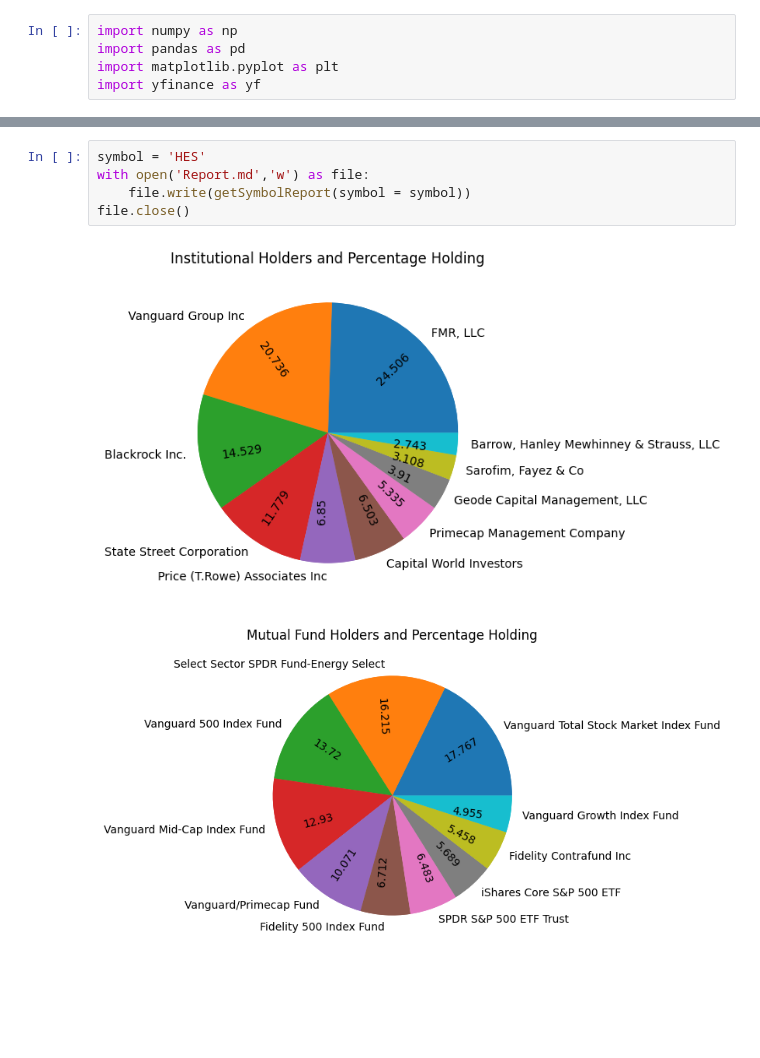
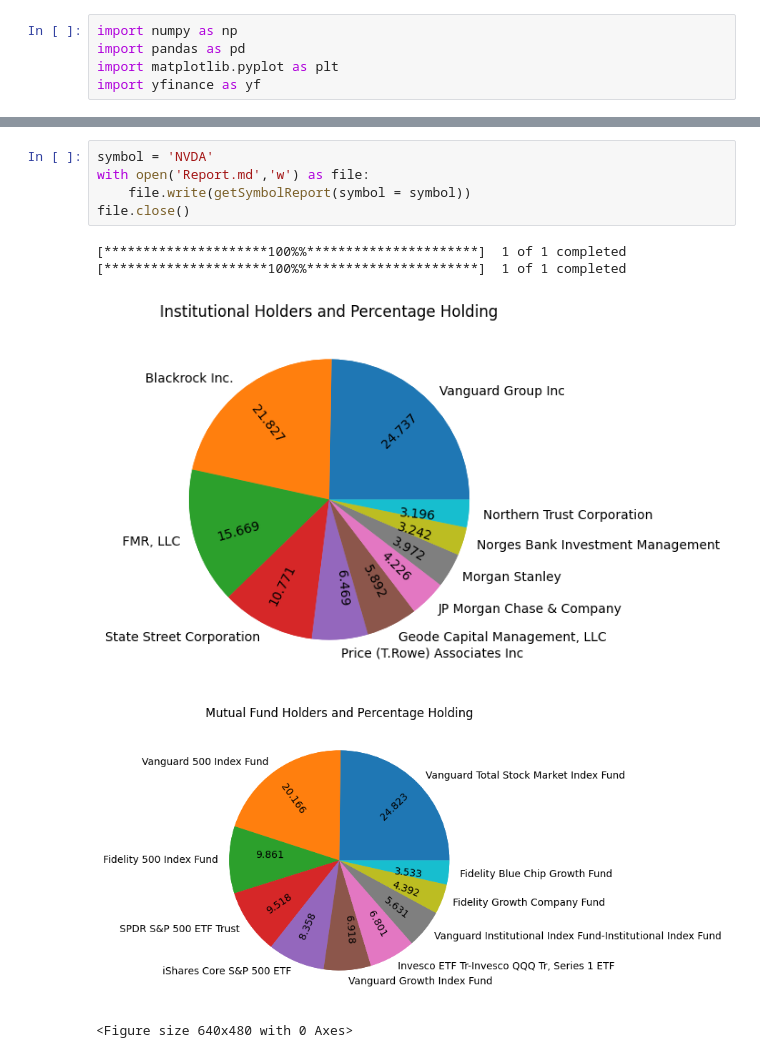
Before and after one commit to Robohrriday/MS499_IITGN_Finance_2024, a Jupyter notebook: ReportGenerator.ipynb, the cells around one changed output, grey strips where cells are left out. Cells and saved outputs as stored; diff of their text form; blank space fills up the shorter version.

```diff
--- a/ReportGenerator.ipynb
+++ b/ReportGenerator.ipynb
@@ -250,8 +280,11 @@ def getSymbolReport(symbol:str) -> str:
 # %%
-symbol = 'HES'
+symbol = 'NVDA'
 with open('Report.md','w') as file:
     file.write(getSymbolReport(symbol = symbol))
 file.close()
 # %% [output]
+[*********************100%%**********************]  1 of 1 completed
+[*********************100%%**********************]  1 of 1 completed
-[figure, old version]
+[figure, new version]
-[figure, old version]
+[figure, new version]
+<Figure size 640x480 with 0 Axes>
```
Also changed, not shown: parts of 4 cells of this notebook, 7 other files.
